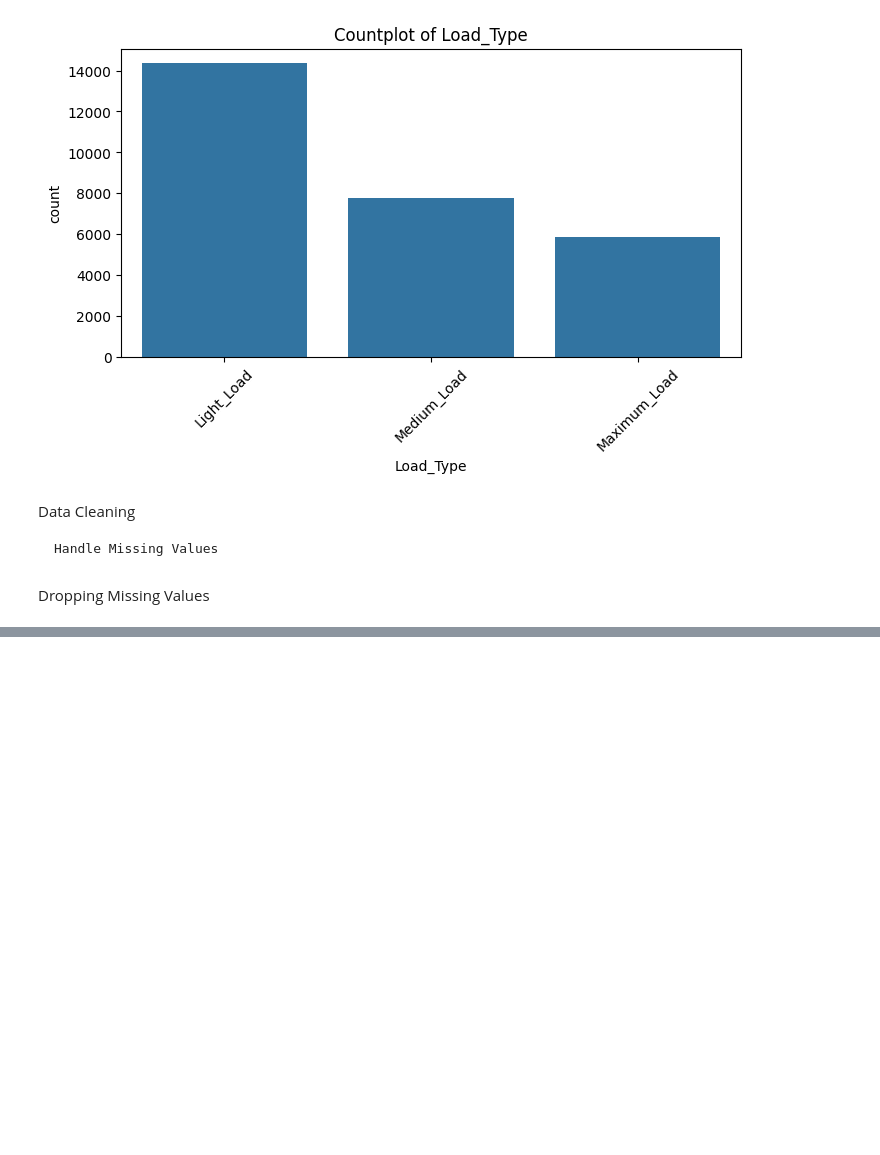
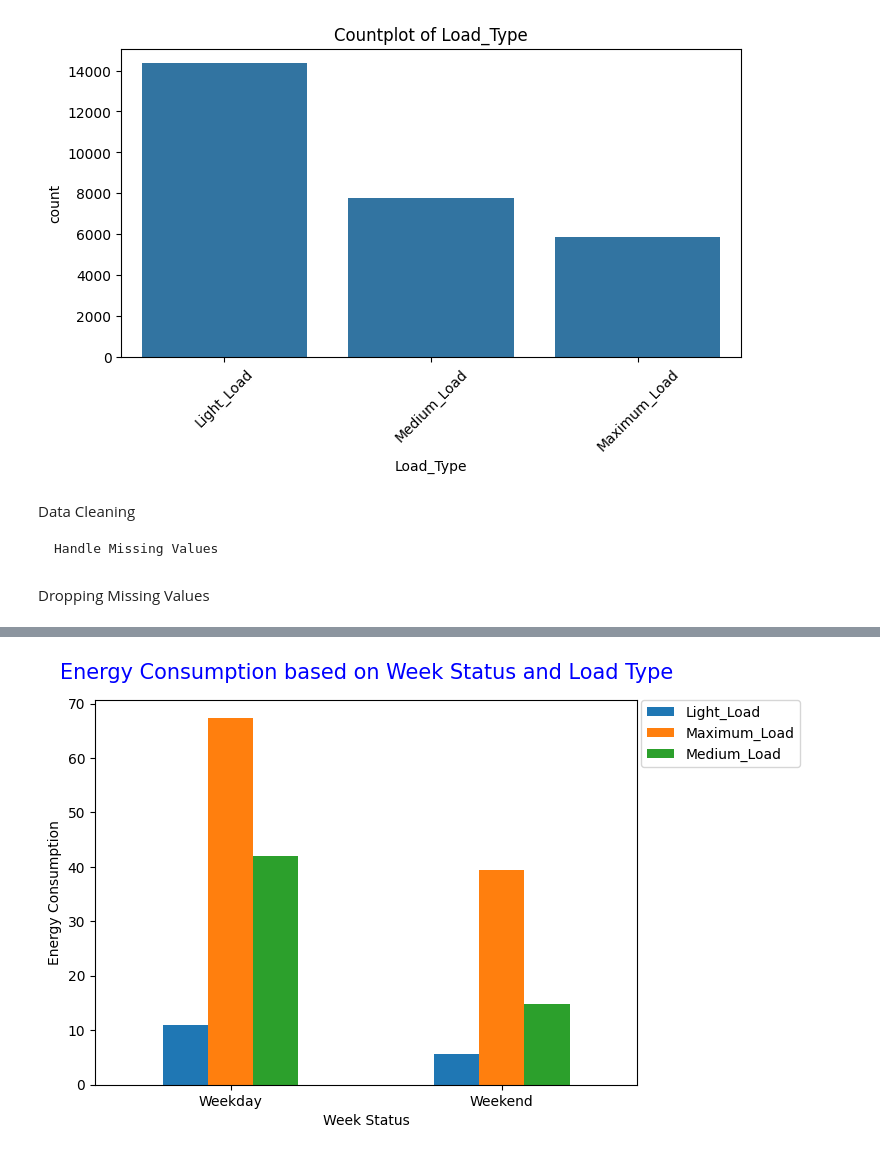
Before and after one commit to Aboodtt404/Energy-Consumption-ML, a Jupyter notebook: Energy_Consumption_Pred.ipynb, the cells around one changed output, grey strips where cells are left out. Drawn from its saved outputs; the diff is of its cells as text; code cells hidden in the pictures; blank space fills up the shorter version.

```diff
--- a/Energy_Consumption_Pred.ipynb
+++ b/Energy_Consumption_Pred.ipynb
@@ -620,0 +257,11 @@ test_data.to_csv('submission.csv', index=False)
+# %%
+plt.rcParams['figure.figsize'] = (7,5)
+chart = data_drop.groupby(['WeekStatus','Load_Type'])['Usage_kWh'].mean().unstack().plot(kind = 'bar')
+chart.set_xticklabels(chart.get_xticklabels(), rotation = 0)
+plt.title('Energy Consumption based on Week Status and Load Type', fontsize = 15, pad = 15, color = 'b')
+plt.xlabel('Week Status')
+plt.ylabel('Energy Consumption')
+plt.legend(bbox_to_anchor = (1.3, 1), borderaxespad = 0)
+plt.show()
+# %% [output]
+[figure, added]
```
Also changed, not shown: parts of 82 cells of this notebook, 1 other file.
